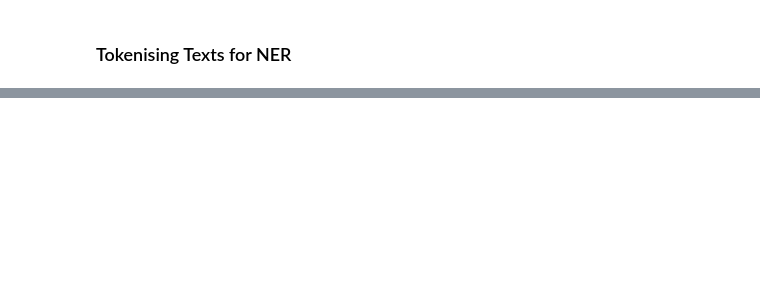
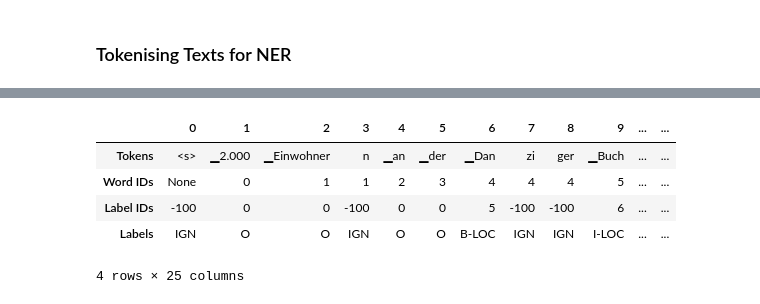
Before and after one commit to Ice-Citron/NLP-Transformer, a Jupyter notebook: Chapter 4/CS_EE_Multilingual_NER.ipynb, the cells around one changed output, grey strips where cells are left out. Drawn from its saved outputs; the diff is of its cells as text; code cells hidden in the pictures; blank space fills up the shorter version.

```diff
--- a/Chapter 4/CS_EE_Multilingual_NER.ipynb
+++ b/Chapter 4/CS_EE_Multilingual_NER.ipynb
@@ -448,2 +681,7 @@ def tag_text(text, tags, model, tokenizer):
 # %% [markdown]
 ### Tokenising Texts for NER
+# %%
+words, labels = de_example["tokens"], de_example["ner_tags"]
+# %%
+tokenized_input = xlmr_tokenizer(de_example["tokens"], is_split_into_words=True) # is_split_into_words=True tells the tokenizer our input sequence has already been split into words
+tokens = xlmr_tokenizer.convert_ids_to_tokens(tokenized_input["input_ids"])
@@ -449,0 +694,3 @@ def tag_text(text, tags, model, tokenizer):
+# %%
+word_ids = tokenized_input.word_ids() # demonstrating .word_ids() method. We see how each word have their respective ids
+pd.DataFrame([tokens, word_ids], index=["Tokens", "Word IDs"])
@@ -449,0 +702,27 @@ def tag_text(text, tags, model, tokenizer):
+# %%
+previous_word_idx = None
+label_ids = []
+
+for word_idx in word_ids:
+    if word_idx is None or word_idx == previous_word_idx:
+        label_ids.append(-100) # setting -100 to word_idx == None or I_LOC, I_ORG, I_PER etc
+    elif word_idx != previous_word_idx:
+        label_ids.append(labels[word_idx])
+    previous_word_idx = word_idx
+
+labels = [index2tag[l] if l != -100 else "IGN" for l in label_ids]
+index = ["Tokens", "Word IDs", "Label IDs", "Labels"]
+
+"""
+Chose -100 as ID to mask subword reopresentations because PyTorch's cross-entropy loss class has an attribute called "ignore_index", whose value is 100.
+This index is hence ignored during training, so we can use it to ignore the tokens assosciated with consecutive subwords.
+"""
+
+pd.DataFrame([tokens, word_ids, label_ids, labels], index=index)
+# %% [output]
+|  | 0 | 1 | 2 | 3 | 4 | 5 | 6 | 7 | 8 | 9 | ... | ... |
+| Tokens | <s> | ▁2.000 | ▁Einwohner | n | ▁an | ▁der | ▁Dan | zi | ger | ▁Buch | ... | ... |
+| Word IDs | None | 0 | 1 | 1 | 2 | 3 | 4 | 4 | 4 | 5 | ... | ... |
+| Label IDs | -100 | 0 | 0 | -100 | 0 | 0 | 5 | -100 | -100 | 6 | ... | ... |
+| Labels | IGN | O | O | IGN | O | O | B-LOC | IGN | IGN | I-LOC | ... | ... |
+4 rows × 25 columns
```
Also changed, not shown: parts of 24 cells of this notebook.
